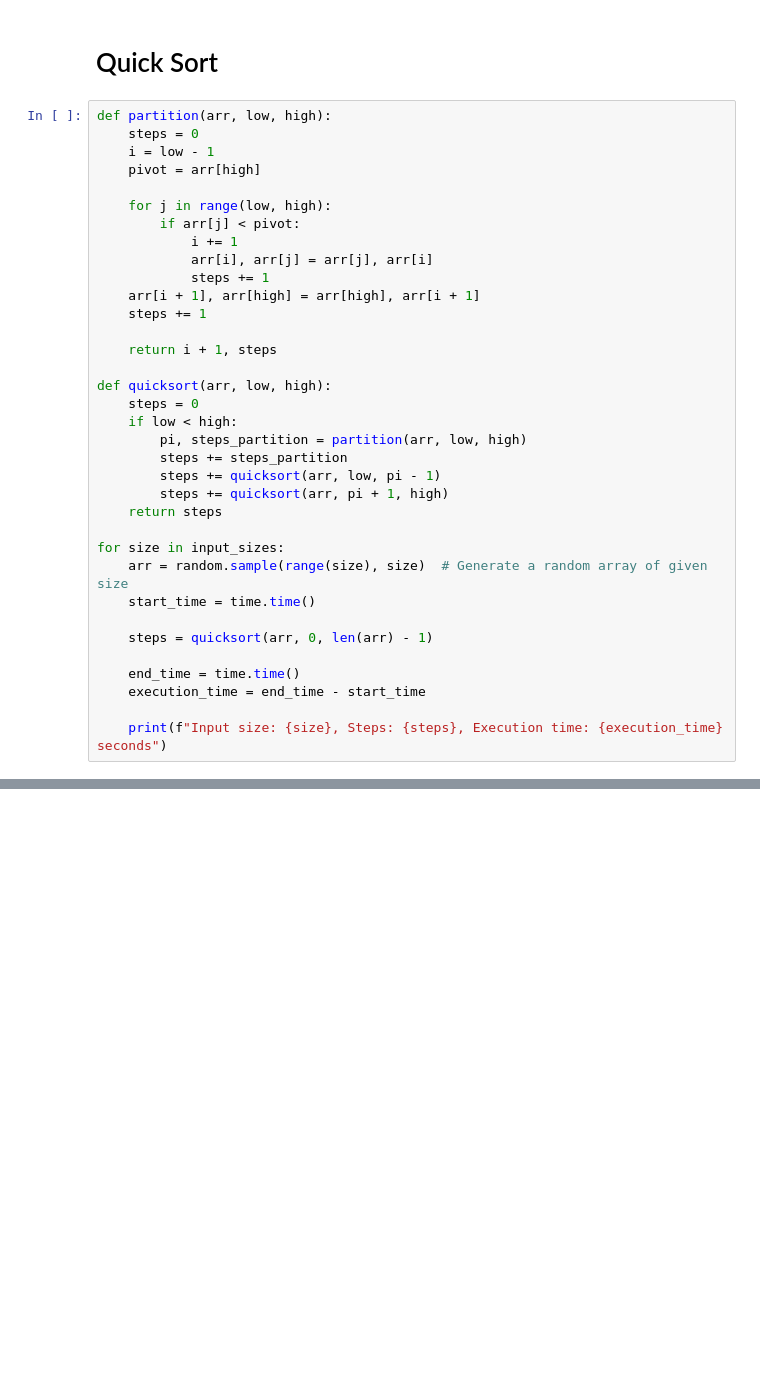
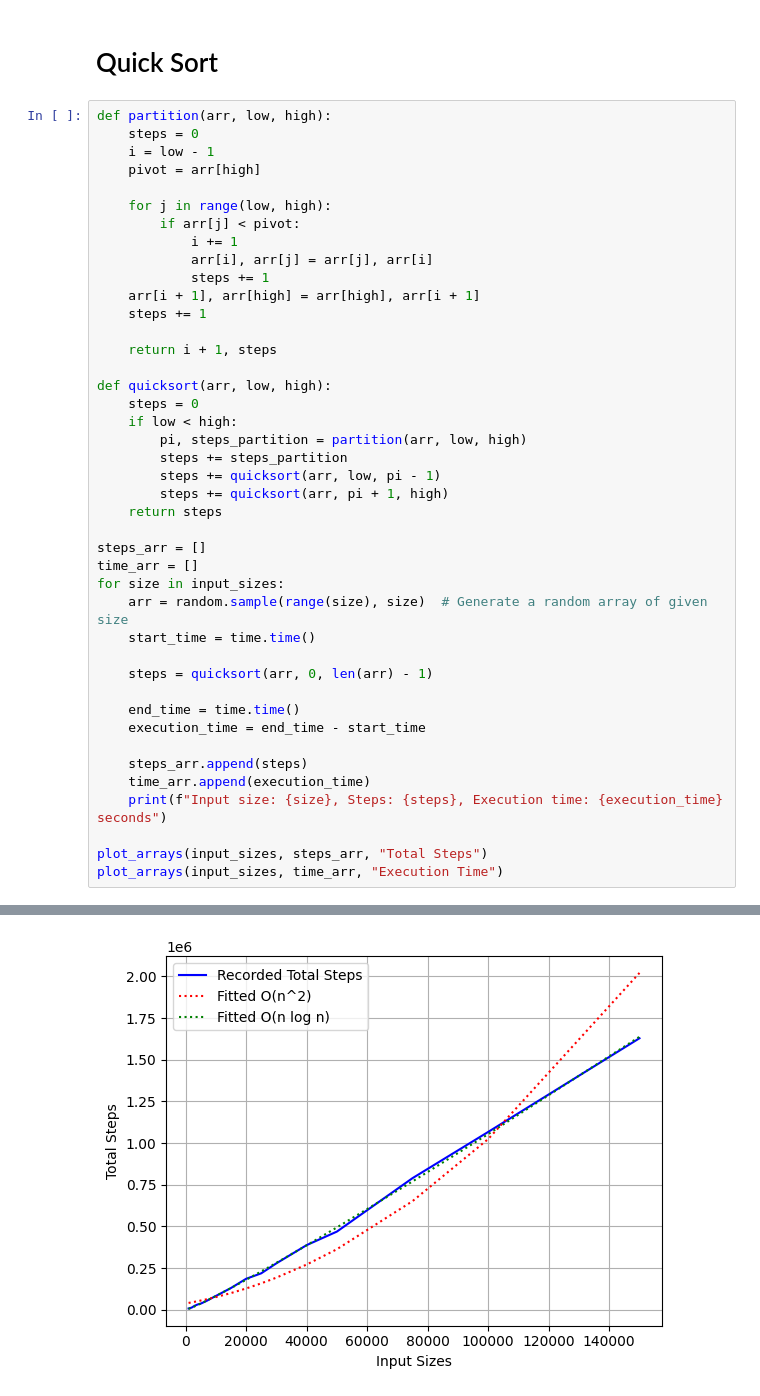
Before and after one commit to TimLindeijer/DAT600, a Jupyter notebook: Assignment 1/Task1.ipynb, the cells around one changed output, grey strips where cells are left out. Cells and saved outputs as stored; diff of their text form; blank space fills up the shorter version.

```diff
--- a/Assignment 1/Task1.ipynb
+++ b/Assignment 1/Task1.ipynb
@@ -167,6 +281,8 @@ def quicksort(arr, low, high):
         steps += quicksort(arr, pi + 1, high)
     return steps
 
+steps_arr = []
+time_arr = []
 for size in input_sizes:
     arr = random.sample(range(size), size)  # Generate a random array of given size
     start_time = time.time()
@@ -176,4 +292,10 @@ for size in input_sizes:
     end_time = time.time()
     execution_time = end_time - start_time
 
+    steps_arr.append(steps)
+    time_arr.append(execution_time)
     print(f"Input size: {size}, Steps: {steps}, Execution time: {execution_time} seconds")
+
+plot_arrays(input_sizes, steps_arr, "Total Steps")
+plot_arrays(input_sizes, time_arr, "Execution Time")
+# %% [output]
@@ -179,0 +321 @@ for size in input_sizes:
+[figure, added]
```
Also changed, not shown: parts of 8 cells of this notebook.
